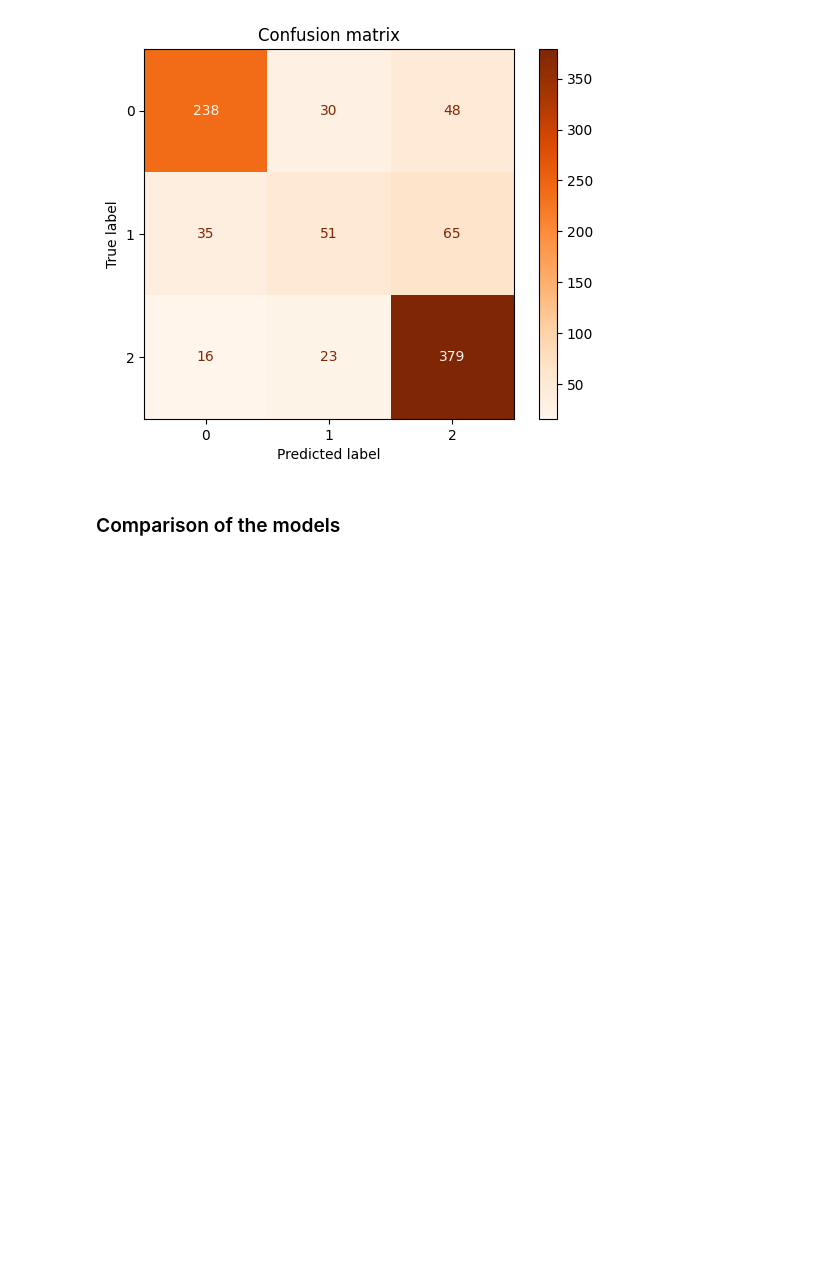
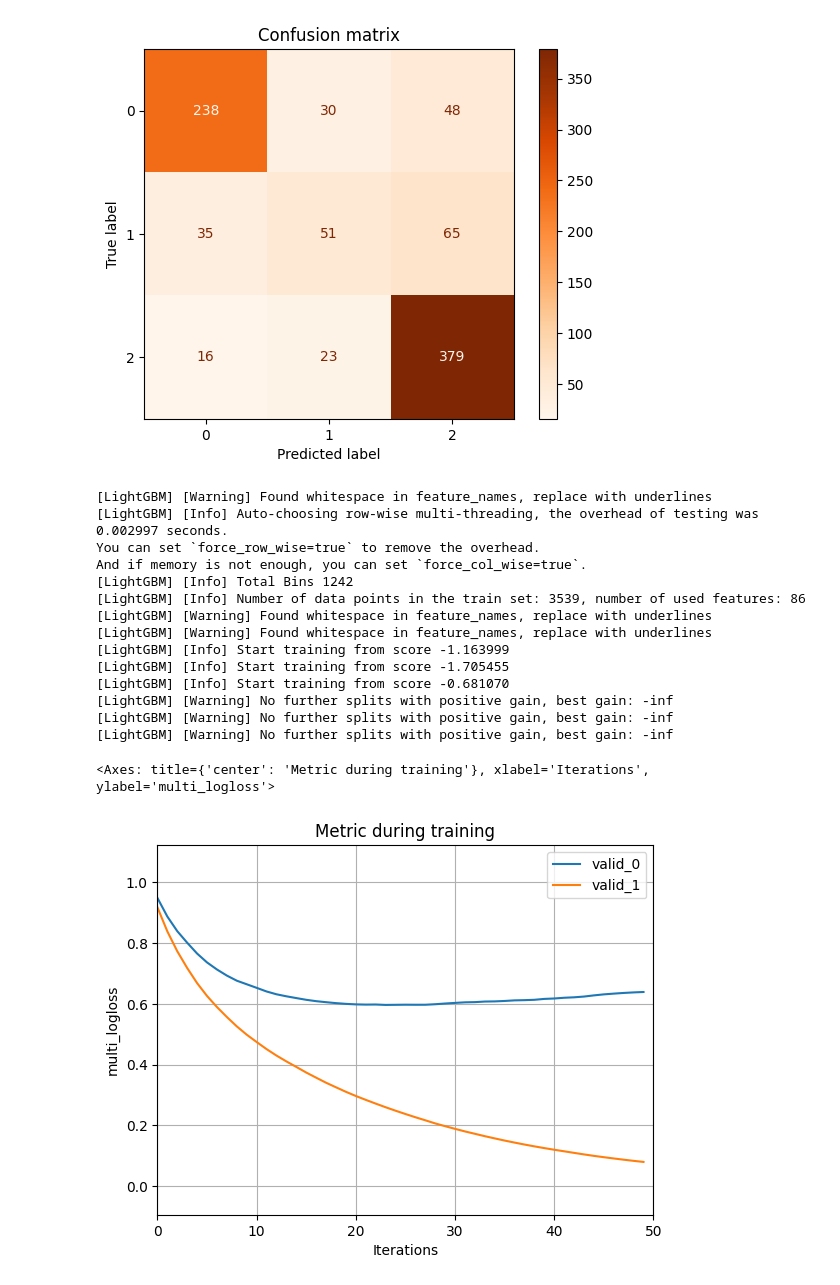
Before and after one commit to SamuelMalaga/M2IS---AI-ML-project, a Jupyter notebook: ML_Section.ipynb, the cells around one changed output. Cells and saved outputs as stored; diff of their text form; code cells hidden in the pictures; blank space fills up the shorter version.

Commit message:
lightgbm done

```diff
--- a/ML_Section.ipynb
+++ b/ML_Section.ipynb
@@ -1161,5 +1184,24 @@ plt.title("Confusion matrix")
 plt.show()
 # %% [output]
 [figure]
-# %% [markdown]
-### Comparison of the models
+# %%
+# learning curve - light gbm model!
+lgbm.fit(X_train_cleaned.copy(), Y_train_cleaned.copy(), eval_set=[(X_test_cleaned.copy(), Y_test_cleaned.copy()), (X_train_cleaned.copy(), Y_train_cleaned.copy())]) # same as above but with eval_set argument
+lgb.plot_metric(lgbm)
+# %% [output]
+[LightGBM] [Warning] Found whitespace in feature_names, replace with underlines
+[LightGBM] [Info] Auto-choosing row-wise multi-threading, the overhead of testing was 0.002997 seconds.
+You can set `force_row_wise=true` to remove the overhead.
+And if memory is not enough, you can set `force_col_wise=true`.
+[LightGBM] [Info] Total Bins 1242
+[LightGBM] [Info] Number of data points in the train set: 3539, number of used features: 86
+[LightGBM] [Warning] Found whitespace in feature_names, replace with underlines
+[LightGBM] [Warning] Found whitespace in feature_names, replace with underlines
+[LightGBM] [Info] Start training from score -1.163999
+[LightGBM] [Info] Start training from score -1.705455
+[LightGBM] [Info] Start training from score -0.681070
+[LightGBM] [Warning] No further splits with positive gain, best gain: -inf
+[LightGBM] [Warning] No further splits with positive gain, best gain: -inf
+[LightGBM] [Warning] No further splits with positive gain, best gain: -inf
+<Axes: title={'center': 'Metric during training'}, xlabel='Iterations', ylabel='multi_logloss'>
+[figure, added]
```
Also changed, not shown: parts of 9 cells of this notebook.
